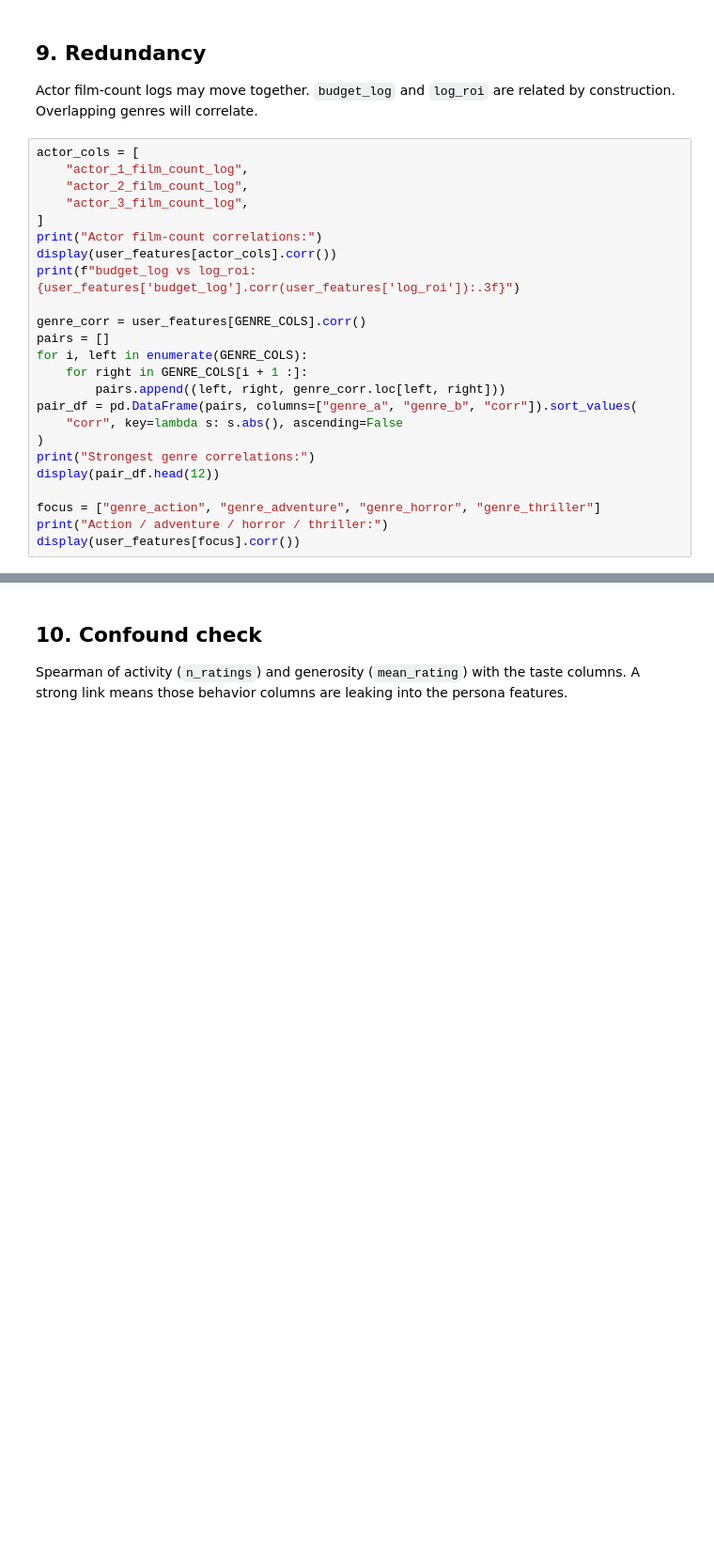
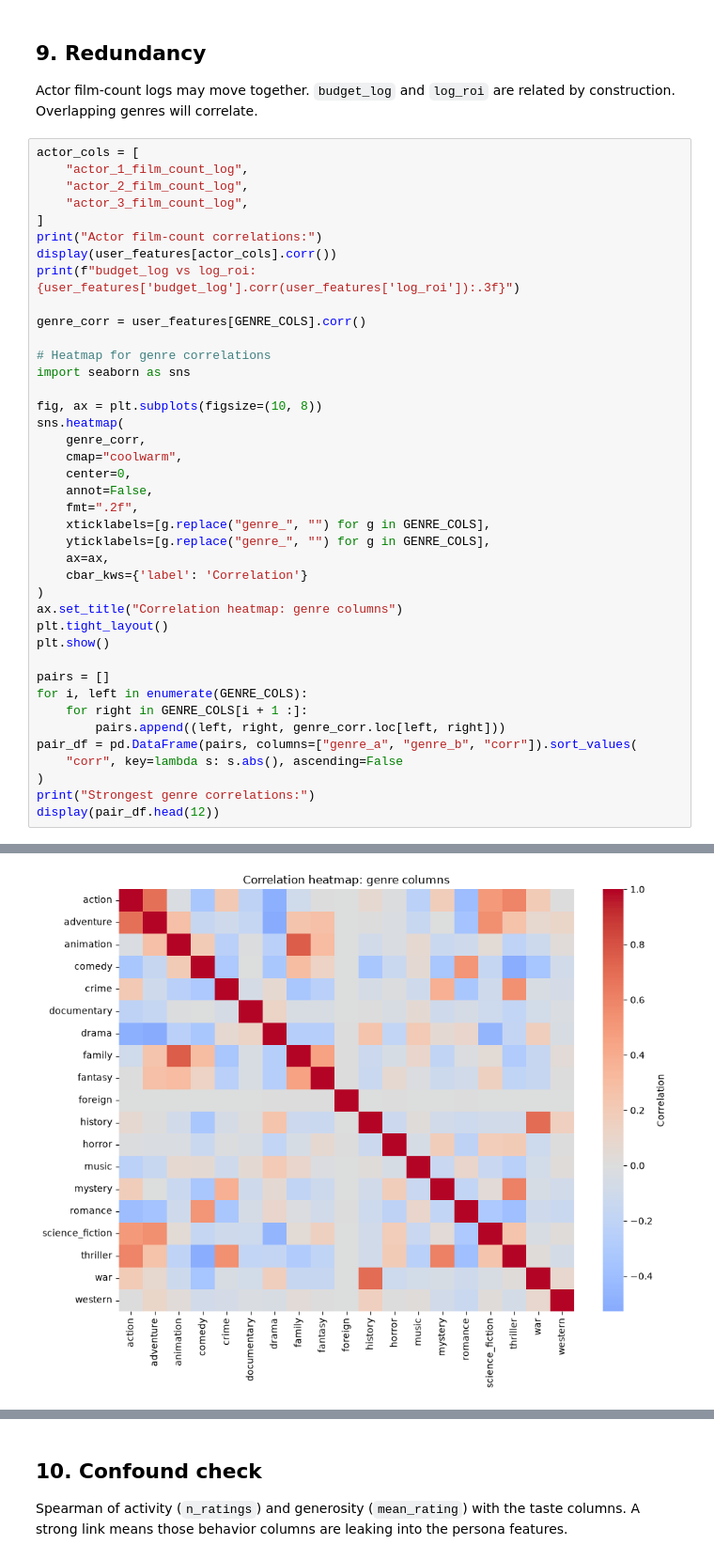
Before and after one commit to ReviBa/applied-DS-project, a Jupyter notebook: notebooks/06_user_features.ipynb, the cells around one changed output, grey strips where cells are left out. Shown at 94% size. Drawn from its saved outputs; the diff is of its cells as text; blank space fills up the shorter version.

```diff
--- a/notebooks/06_user_features.ipynb
+++ b/notebooks/06_user_features.ipynb
@@ -392,6 +392,26 @@ display(user_features[actor_cols].corr())
 print(f"budget_log vs log_roi: {user_features['budget_log'].corr(user_features['log_roi']):.3f}")
 
 genre_corr = user_features[GENRE_COLS].corr()
+
+# Heatmap for genre correlations
+import seaborn as sns
+
+fig, ax = plt.subplots(figsize=(10, 8))
+sns.heatmap(
+    genre_corr,
+    cmap="coolwarm",
+    center=0,
+    annot=False,
+    fmt=".2f",
+    xticklabels=[g.replace("genre_", "") for g in GENRE_COLS],
+    yticklabels=[g.replace("genre_", "") for g in GENRE_COLS],
+    ax=ax,
+    cbar_kws={'label': 'Correlation'}
+)
+ax.set_title("Correlation heatmap: genre columns")
+plt.tight_layout()
+plt.show()
+
 pairs = []
 for i, left in enumerate(GENRE_COLS):
     for right in GENRE_COLS[i + 1 :]:
@@ -401,10 +421,6 @@ pair_df = pd.DataFrame(pairs, columns=["genre_a", "genre_b", "corr"]).sort_value
 )
 print("Strongest genre correlations:")
 display(pair_df.head(12))
-
-focus = ["genre_action", "genre_adventure", "genre_horror", "genre_thriller"]
-print("Action / adventure / horror / thriller:")
-display(user_features[focus].corr())
 # %% [output]
 Actor film-count correlations:
 |  | actor_1_film_count_log | actor_2_film_count_log | actor_3_film_count_log |
@@ -415,0 +431 @@ Strongest genre correlations:
+[figure, added]
```
Also changed, not shown: parts of 7 cells of this notebook, 3 other files.
